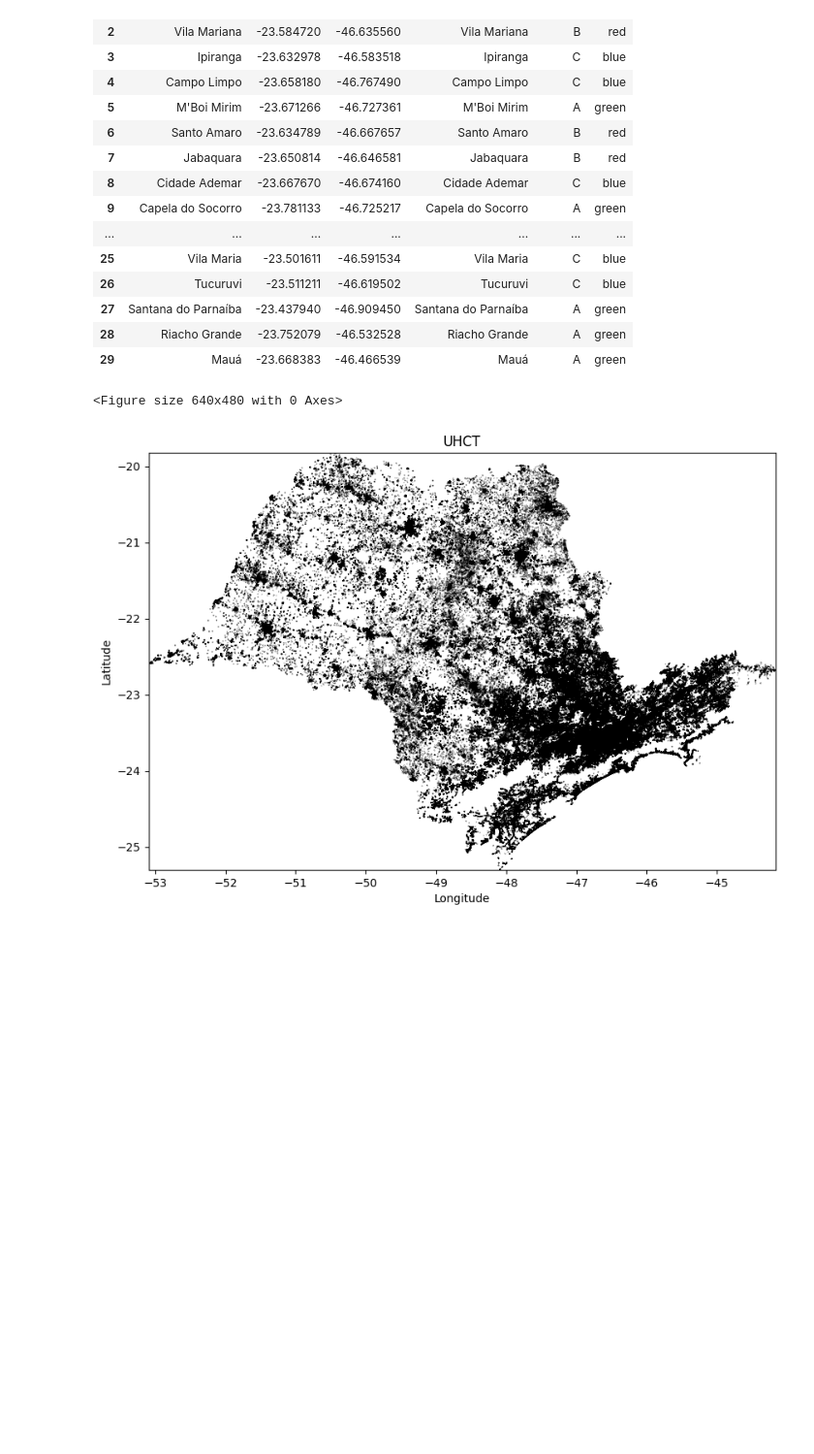
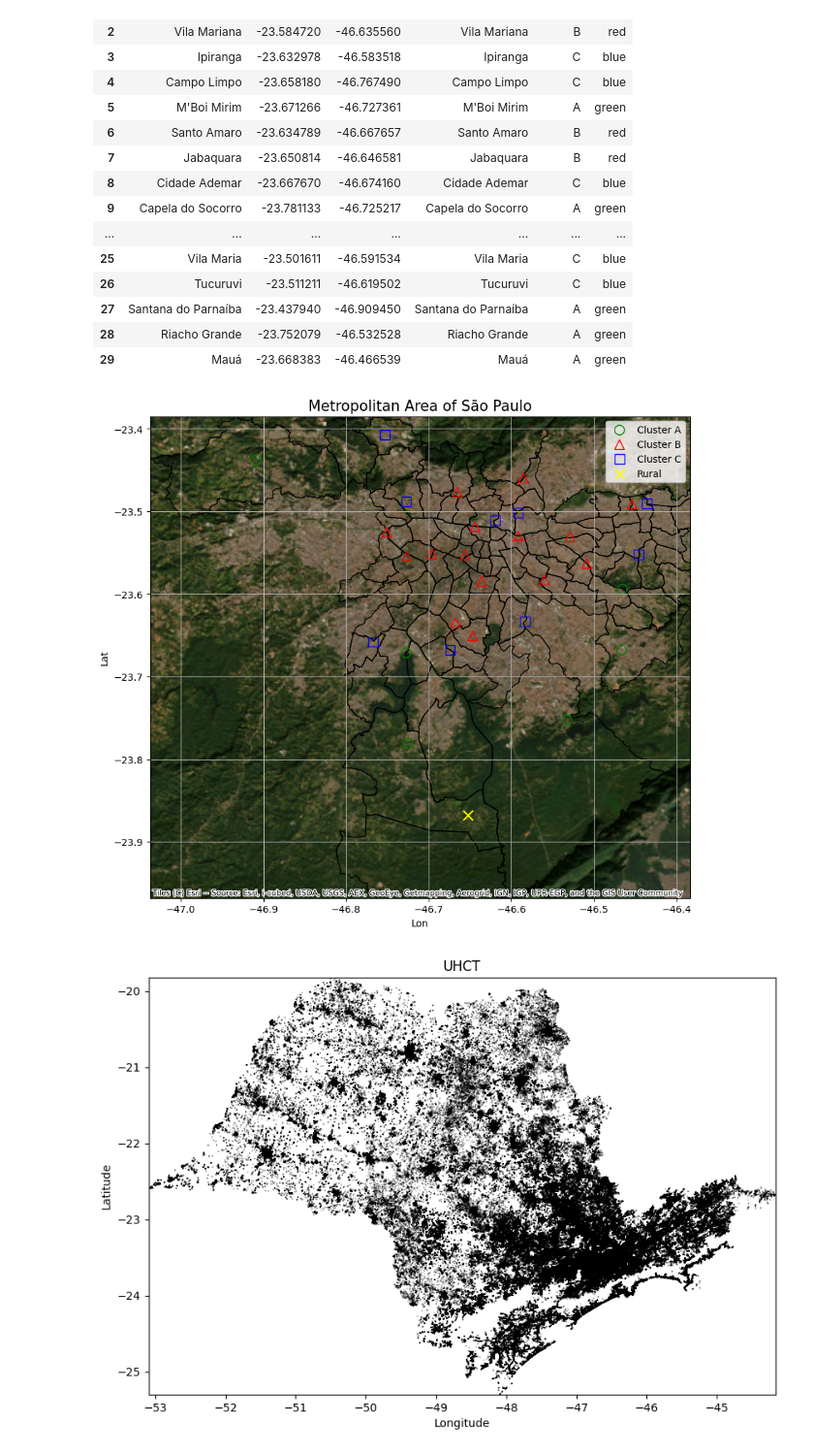
Before and after one commit to plbalmeida/ml-uhi, a Jupyter notebook: notebooks/2.0-eda.ipynb, the cells around one changed output. Shown at 97% size. Drawn from its saved outputs; the diff is of its cells as text; code cells hidden in the pictures; blank space fills up the shorter version.

```diff
--- a/notebooks/2.0-eda.ipynb
+++ b/notebooks/2.0-eda.ipynb
@@ -446,7 +445,7 @@ weather_stations_gdf_cluster_B_projected = weather_stations_gdf_cluster_B.to_crs
 weather_stations_gdf_cluster_C_projected = weather_stations_gdf_cluster_C.to_crs(epsg=epsg)
 
 # Plote o mapa da RMSP
-# fig, ax = plt.subplots(figsize=(6, 6))
+fig, ax = plt.subplots(figsize=(10, 10))
 sp_masp_cities.plot(ax=ax, edgecolor='black', facecolor='none')
 sp_cidade.plot(ax=ax, edgecolor='black', facecolor='none')
 
@@ -454,7 +453,7 @@ sp_cidade.plot(ax=ax, edgecolor='black', facecolor='none')
 ctx.add_basemap(
     ax,
     source=ctx.providers.Esri.WorldImagery,
-    zoom="auto",
+    # zoom="auto",
     crs=f"EPSG:{epsg}"
 )
 
@@ -463,6 +462,7 @@ ax.scatter(
     weather_stations_gdf_cluster_A_projected.geometry.x,
     weather_stations_gdf_cluster_A_projected.geometry.y,
     marker="o",
+    s=100,
     label='Cluster A',
     facecolors='none',
     edgecolors='green'
@@ -473,6 +473,7 @@ ax.scatter(
     weather_stations_gdf_cluster_B_projected.geometry.x,
     weather_stations_gdf_cluster_B_projected.geometry.y,
     marker="^",
+    s=100,
     label='Cluster B',
     facecolors='none',
     edgecolors='red'
@@ -481,35 +482,46 @@ ax.scatter(
 # Plote os pontos das estações meteorológicas
 ax.scatter(
     weather_stations_gdf_cluster_C_projected.geometry.x,
     weather_stations_gdf_cluster_C_projected.geometry.y,
     marker="s",
+    s=100,
     label='Cluster C',
     facecolors='none',
     edgecolors='blue'
+)
+
+# Plote da estação de referência rural
+ax.scatter(
+    -46.652222,
+    -23.867778,
+    marker="x",
+    s=100,
+    label='Rural',
+    color='Yellow'
 )
 
 # Ajuste os limites do gráfico para mostrar apenas a RMSP
 ax.set_xlim(sp_masp_cities.bounds.minx.min(), sp_masp_cities.bounds.maxx.max())
 ax.set_ylim(sp_masp_cities.bounds.miny.min(), sp_masp_cities.bounds.maxy.max())
 
 # Adicione títulos e rótulos
-ax.set_title('Metropolitan Area of São Paulo')
+ax.set_title('Metropolitan Area of São Paulo', fontdict={'fontsize': 15})
 ax.set_xlabel('Lon')
 ax.set_ylabel('Lat')
 
 # Adicione a legenda
 ax.legend()
 
 ax.grid()
 
 # ax.set_axis_off()
 # plt.tight_layout()
 
 # Exiba o gráfico
 plt.savefig(f'../figures/masp_clusters.png', dpi=300, bbox_inches="tight")
 plt.show()
 # %% [output]
-<Figure size 640x480 with 0 Axes>
+[figure, added]
 # %%
 # Carregue o arquivo shapefile
 uhct = gpd.read_file('UHCT_112015_v2')
```
Also changed, not shown: parts of 8 cells of this notebook.
